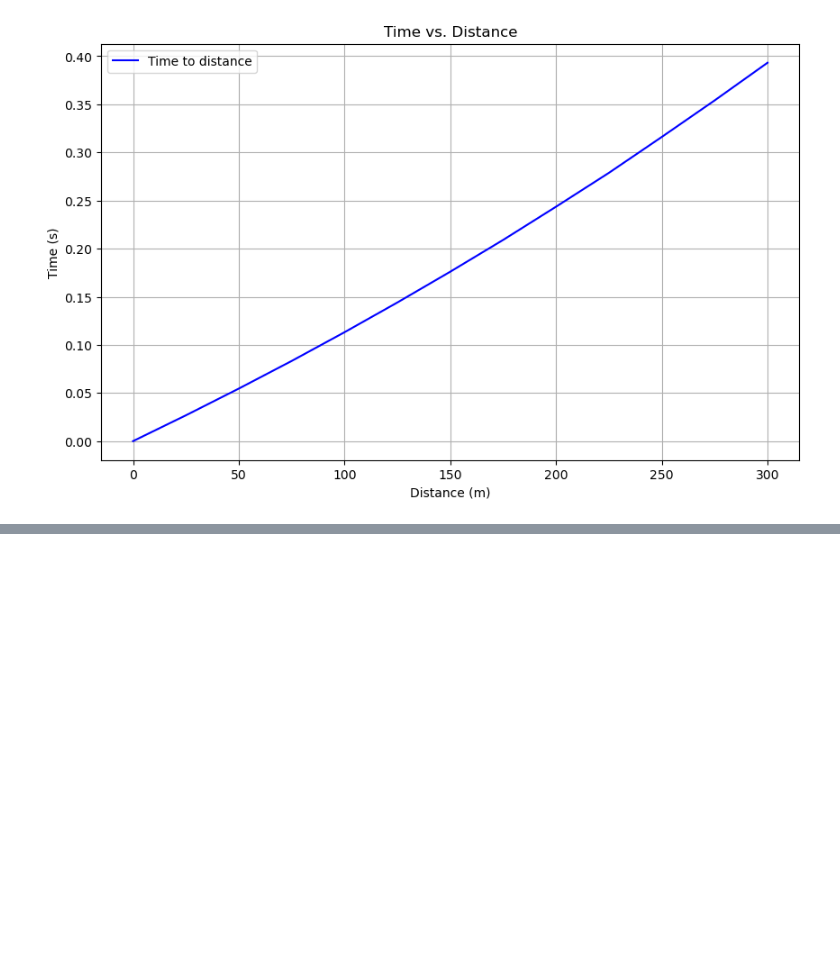
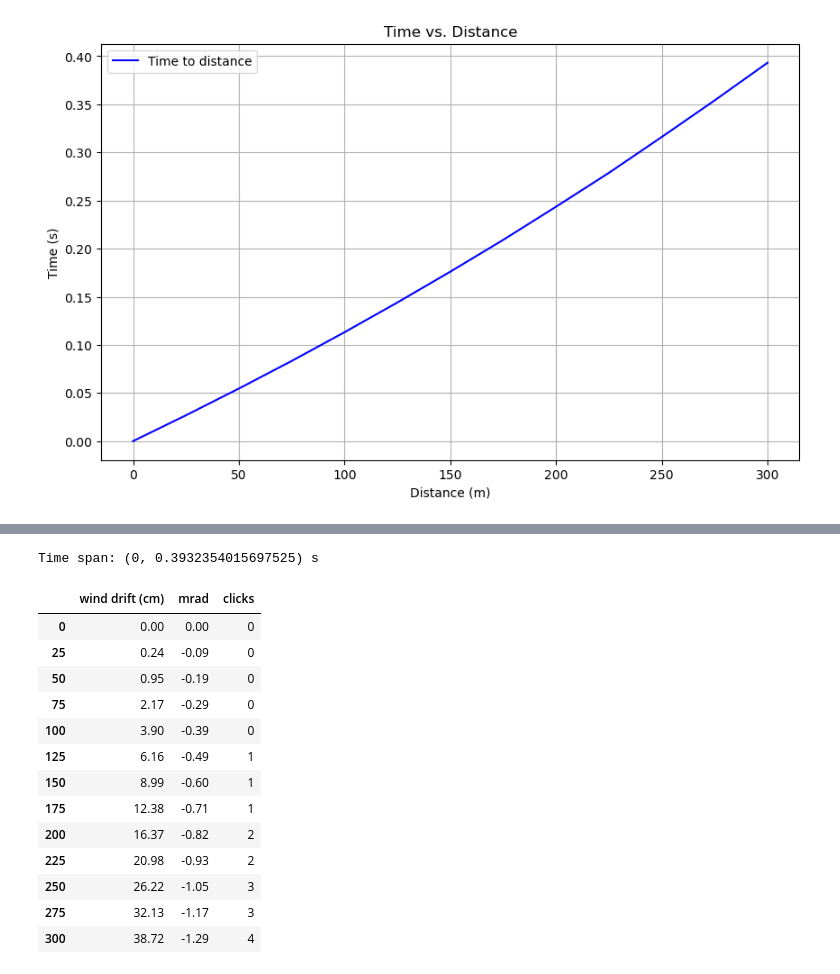
Before and after one commit to theresiasnow/ballistics, a Jupyter notebook: ballistics.ipynb, the cells around one changed output, grey strips where cells are left out. Saved outputs shown, nothing was run; the diff lists cells and outputs as text; code cells hidden in the pictures; blank space fills up the shorter version.

```diff
--- a/ballistics.ipynb
+++ b/ballistics.ipynb
@@ -174,0 +179,29 @@ Total drift after 300 meters is 0.041 m
+# %%
+# Windage
+
+wind_drifts = b.calculate_wind_drift(v0, optimal_angle, drag_coefficient_g1, bullet_weight, bullet_area, wind_speed, wind_angle, distances)
+# Windage table
+wind_drifts_cm = np.round(np.array(wind_drifts) * 100, 2)
+drift_mrads = b.calculate_mrads(distances, wind_drifts)
+wind_drifts = np.round(wind_drifts, 2)
+drift_mrads = np.round(drift_mrads, 2)
+windage_clicks = np.round(np.array(list(map(lambda x: x/mrad_per_click, wind_drifts)))).astype(int)
+d = {'wind drift (cm)': wind_drifts_cm, 'mrad': drift_mrads, 'clicks': windage_clicks}
+windage_clicks_df = pd.DataFrame(data=d, index=distances)
+display(windage_clicks_df)
+# %% [output]
+Time span: (0, 0.3932354015697525) s
+|  | wind drift (cm) | mrad | clicks |
+| 0 | 0.00 | 0.00 | 0 |
+| 25 | 0.24 | -0.09 | 0 |
+| 50 | 0.95 | -0.19 | 0 |
+| 75 | 2.17 | -0.29 | 0 |
+| 100 | 3.90 | -0.39 | 0 |
+| 125 | 6.16 | -0.49 | 1 |
+| 150 | 8.99 | -0.60 | 1 |
+| 175 | 12.38 | -0.71 | 1 |
+| 200 | 16.37 | -0.82 | 2 |
+| 225 | 20.98 | -0.93 | 2 |
+| 250 | 26.22 | -1.05 | 3 |
+| 275 | 32.13 | -1.17 | 3 |
+| 300 | 38.72 | -1.29 | 4 |
```
Also changed, not shown: parts of 8 cells of this notebook, 2 other files.
